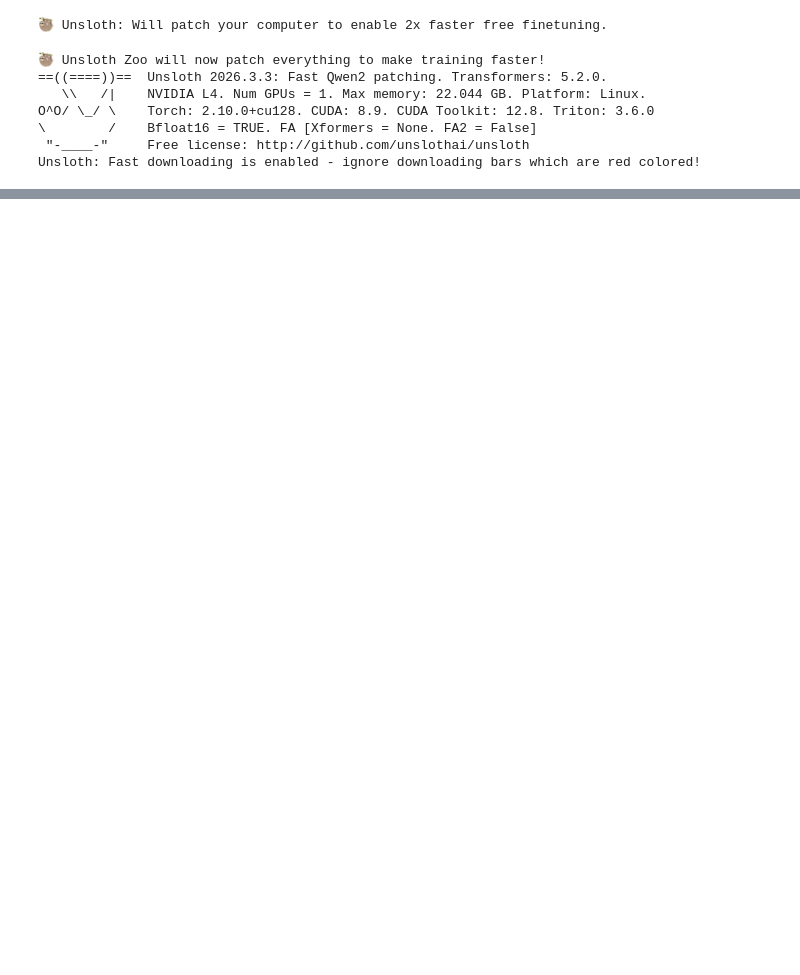
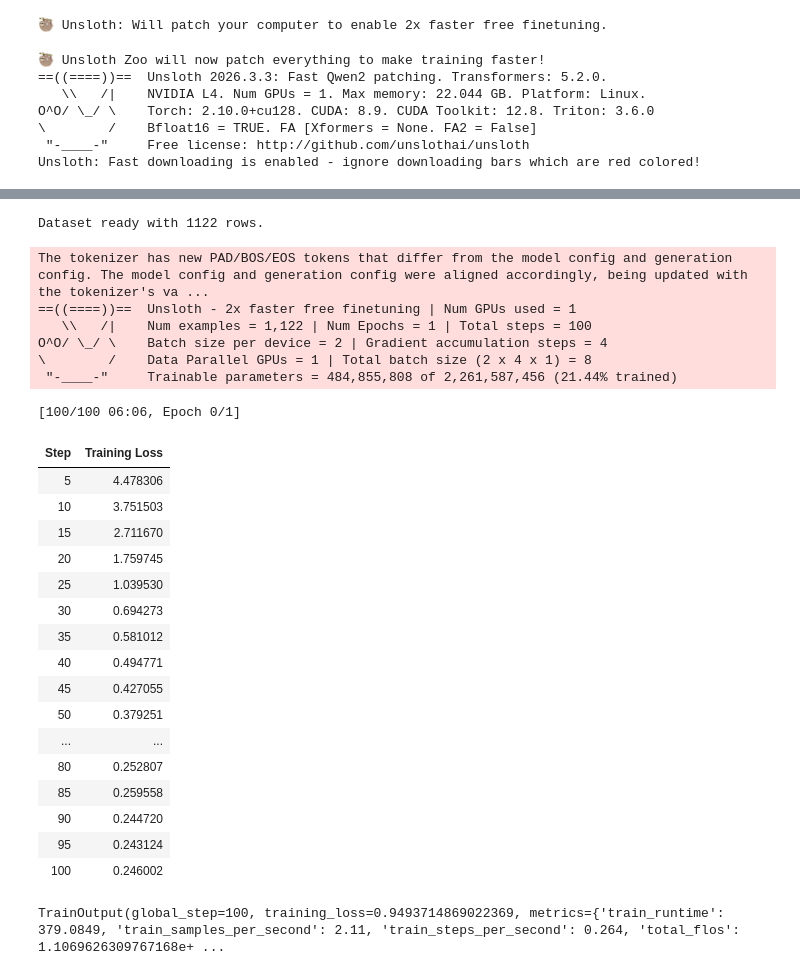
Before and after one commit to graceyabraham3-sys/FineTuning, a Jupyter notebook: Sales_bot_llm_qwen_2b_train_script.ipynb, the cells around one changed output, grey strips where cells are left out. Cells and saved outputs as stored; diff of their text form; code cells hidden in the pictures; blank space fills up the shorter version.

```diff
--- a/Sales_bot_llm_qwen_2b_train_script.ipynb
+++ b/Sales_bot_llm_qwen_2b_train_script.ipynb
@@ -353,2 +397,63 @@ def prepare_data_set(file_name):
     return tokenized_dataset
+# %%
+#Phase 1 - 100 steps
+from unsloth import UnslothTrainer, UnslothTrainingArguments
+train_dataset = prepare_data_set("/mnt/data/training_data/final_training_data_250326.jsonl", tokenizer, max_seq_length)
+sft_trainer_p1 = UnslothTrainer(
+    model = model,
+    tokenizer = tokenizer,
+    train_dataset = train_dataset,
+    dataset_text_field = "text",
+    max_seq_length = max_seq_length,
+    dataset_num_proc = 2,
+    packing = True,
+    dataset_batched=True,
+    args = UnslothTrainingArguments(
+        per_device_train_batch_size = 2,
+        gradient_accumulation_steps = 4,
+        warmup_steps = 10,
+        max_steps = 100,
+        learning_rate = 5e-5,
+        logging_steps = 5,
+        save_steps = 50,
+        save_total_limit=2,
+        optim = "adamw_8bit",
+        weight_decay = 0.01,
+        lr_scheduler_type = "cosine",
+        seed = 3407,
+        output_dir = "/mnt/data/outputs/",
+        report_to = "none",
+
+    ),
+)
+# %% [output]
+Dataset ready with 1122 rows.
+# %%
+sft_trainer_p1.train()
+# %% [output]
+The tokenizer has new PAD/BOS/EOS tokens that differ from the model config and generation config. The model config and generation config were aligned accordingly, being updated with the tokenizer's va ...
+==((====))==  Unsloth - 2x faster free finetuning | Num GPUs used = 1
+   \\   /|    Num examples = 1,122 | Num Epochs = 1 | Total steps = 100
+O^O/ \_/ \    Batch size per device = 2 | Gradient accumulation steps = 4
+\        /    Data Parallel GPUs = 1 | Total batch size (2 x 4 x 1) = 8
+ "-____-"     Trainable parameters = 484,855,808 of 2,261,587,456 (21.44% trained)
+[100/100 06:06, Epoch 0/1]
+| Step | Training Loss |
+| 5 | 4.478306 |
+| 10 | 3.751503 |
+| 15 | 2.711670 |
+| 20 | 1.759745 |
+| 25 | 1.039530 |
+| 30 | 0.694273 |
+| 35 | 0.581012 |
+| 40 | 0.494771 |
+| 45 | 0.427055 |
+| 50 | 0.379251 |
+| ... | ... |
+| 80 | 0.252807 |
+| 85 | 0.259558 |
+| 90 | 0.244720 |
+| 95 | 0.243124 |
+| 100 | 0.246002 |
+TrainOutput(global_step=100, training_loss=0.9493714869022369, metrics={'train_runtime': 379.0849, 'train_samples_per_second': 2.11, 'train_steps_per_second': 0.264, 'total_flos': 1.1069626309767168e+ ...
 # %%
```
Also changed, not shown: parts of 12 cells of this notebook.
